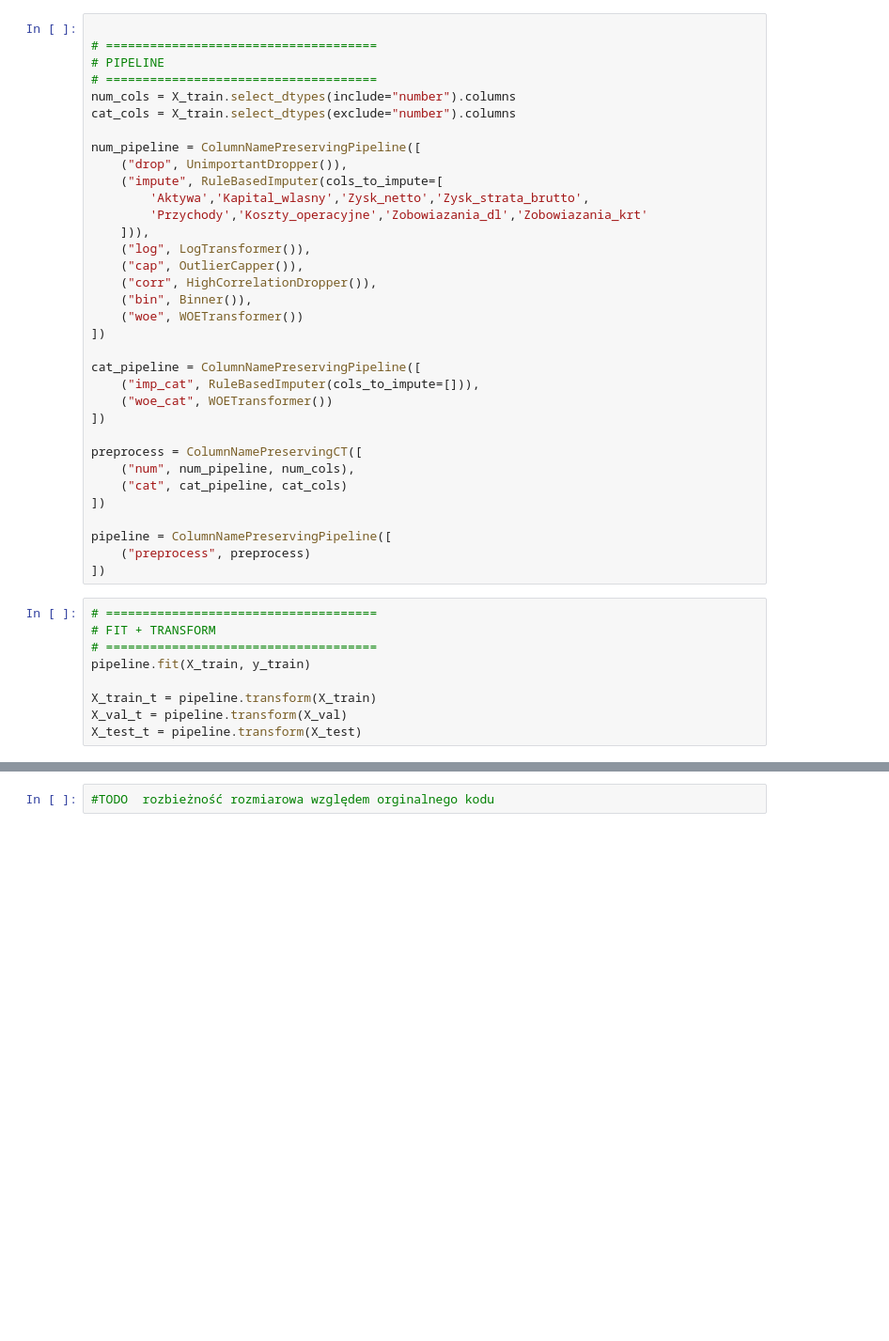
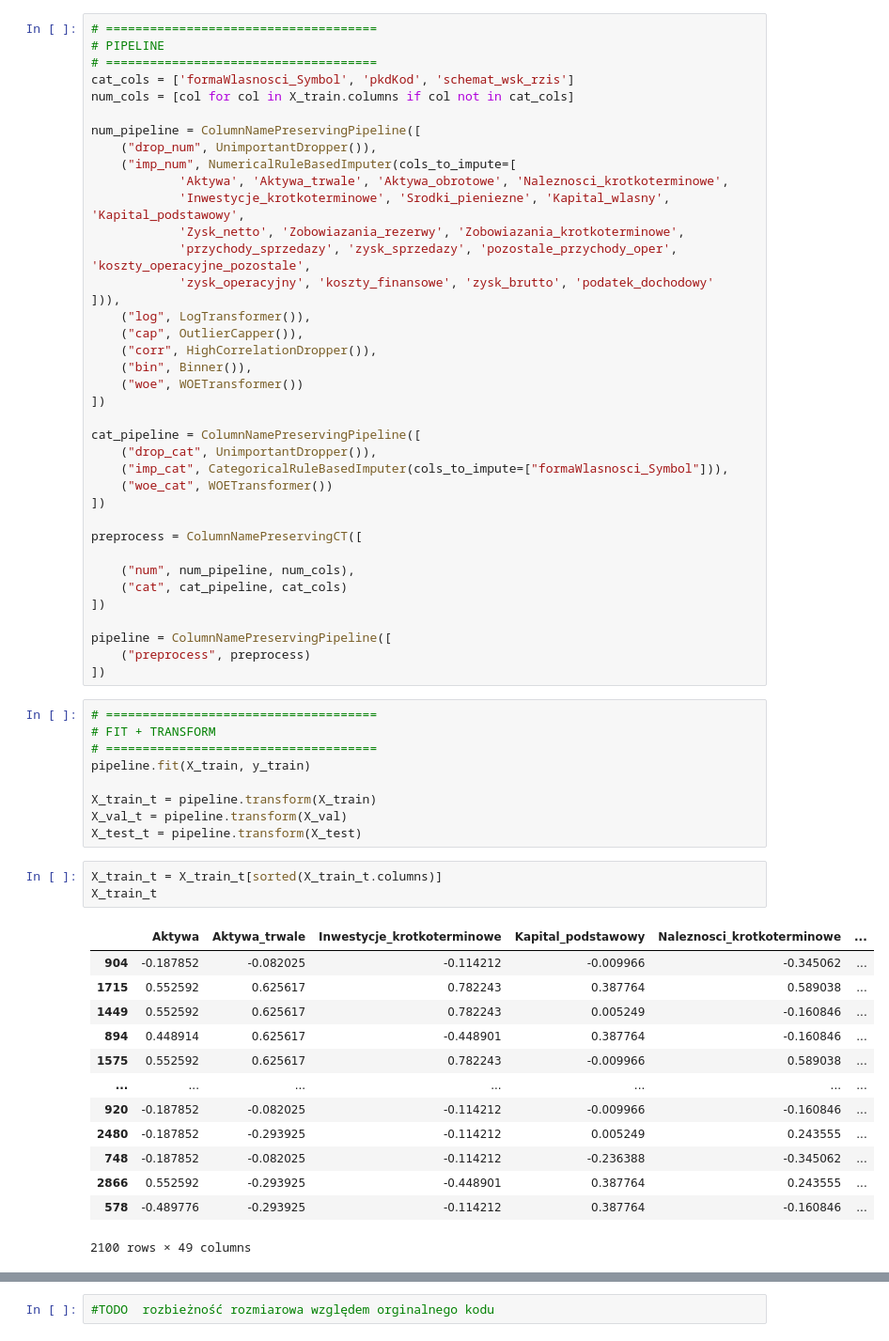
Before and after one commit to Karol315/Interpretability_of_machine_learning_project, a Jupyter notebook: pipeline.ipynb, the cells around one changed output, grey strips where cells are left out. Shown at 94% size. Cells and saved outputs as stored; diff of their text form; blank space fills up the shorter version.

Commit message:
HighCorrDropper still making trouble

```diff
--- a/pipeline.ipynb
+++ b/pipeline.ipynb
@@ -220,19 +312,21 @@ class WOETransformer(BaseEstimator, TransformerMixin):
     def get_feature_names_out(self, input_features=None):
         return getattr(self, 'keep_', input_features)
 # %%
-
 # =====================================
 # PIPELINE
 # =====================================
-num_cols = X_train.select_dtypes(include="number").columns
-cat_cols = X_train.select_dtypes(exclude="number").columns
+cat_cols = ['formaWlasnosci_Symbol', 'pkdKod', 'schemat_wsk_rzis']
+num_cols = [col for col in X_train.columns if col not in cat_cols]
 
 num_pipeline = ColumnNamePreservingPipeline([
-    ("drop", UnimportantDropper()),
-    ("impute", RuleBasedImputer(cols_to_impute=[
-        'Aktywa','Kapital_wlasny','Zysk_netto','Zysk_strata_brutto',
-        'Przychody','Koszty_operacyjne','Zobowiazania_dl','Zobowiazania_krt'
-    ])),
+    ("drop_num", UnimportantDropper()),
+    ("imp_num", NumericalRuleBasedImputer(cols_to_impute=[
+            'Aktywa', 'Aktywa_trwale', 'Aktywa_obrotowe', 'Naleznosci_krotkoterminowe',
+            'Inwestycje_krotkoterminowe', 'Srodki_pieniezne', 'Kapital_wlasny', 'Kapital_podstawowy',
+            'Zysk_netto', 'Zobowiazania_rezerwy', 'Zobowiazania_krotkoterminowe',
+            'przychody_sprzedazy', 'zysk_sprzedazy', 'pozostale_przychody_oper', 'koszty_operacyjne_pozostale',
+            'zysk_operacyjny', 'koszty_finansowe', 'zysk_brutto', 'podatek_dochodowy'
+])),
     ("log", LogTransformer()),
     ("cap", OutlierCapper()),
     ("corr", HighCorrelationDropper()),
@@ -241,11 +335,13 @@ num_pipeline = ColumnNamePreservingPipeline([
 ])
 
 cat_pipeline = ColumnNamePreservingPipeline([
-    ("imp_cat", RuleBasedImputer(cols_to_impute=[])),
+    ("drop_cat", UnimportantDropper()),
+    ("imp_cat", CategoricalRuleBasedImputer(cols_to_impute=["formaWlasnosci_Symbol"])),
     ("woe_cat", WOETransformer())
 ])
 
 preprocess = ColumnNamePreservingCT([
+
     ("num", num_pipeline, num_cols),
     ("cat", cat_pipeline, cat_cols)
 ])
@@ -262,6 +358,23 @@ pipeline.fit(X_train, y_train)
 X_train_t = pipeline.transform(X_train)
 X_val_t = pipeline.transform(X_val)
 X_test_t = pipeline.transform(X_test)
+# %%
+X_train_t = X_train_t[sorted(X_train_t.columns)]
+X_train_t
+# %% [output]
+|  | Aktywa | Aktywa_trwale | Inwestycje_krotkoterminowe | Kapital_podstawowy | Naleznosci_krotkoterminowe | ... |
+| 904 | -0.187852 | -0.082025 | -0.114212 | -0.009966 | -0.345062 | ... |
+| 1715 | 0.552592 | 0.625617 | 0.782243 | 0.387764 | 0.589038 | ... |
+| 1449 | 0.552592 | 0.625617 | 0.782243 | 0.005249 | -0.160846 | ... |
+| 894 | 0.448914 | 0.625617 | -0.448901 | 0.387764 | -0.160846 | ... |
+| 1575 | 0.552592 | 0.625617 | 0.782243 | -0.009966 | 0.589038 | ... |
+| ... | ... | ... | ... | ... | ... | ... |
+| 920 | -0.187852 | -0.082025 | -0.114212 | -0.009966 | -0.160846 | ... |
+| 2480 | -0.187852 | -0.293925 | -0.114212 | 0.005249 | 0.243555 | ... |
+| 748 | -0.187852 | -0.082025 | -0.114212 | -0.236388 | -0.345062 | ... |
+| 2866 | 0.552592 | -0.293925 | -0.448901 | 0.387764 | 0.243555 | ... |
+| 578 | -0.489776 | -0.293925 | -0.114212 | 0.387764 | -0.160846 | ... |
+2100 rows × 49 columns
 # %%
 # Lista kolumn w kolejności alfabetycznej
 columns_sorted = sorted(X_train_t.columns.to_list())
```
Also changed, not shown: parts of 9 cells of this notebook, 3 other files.
